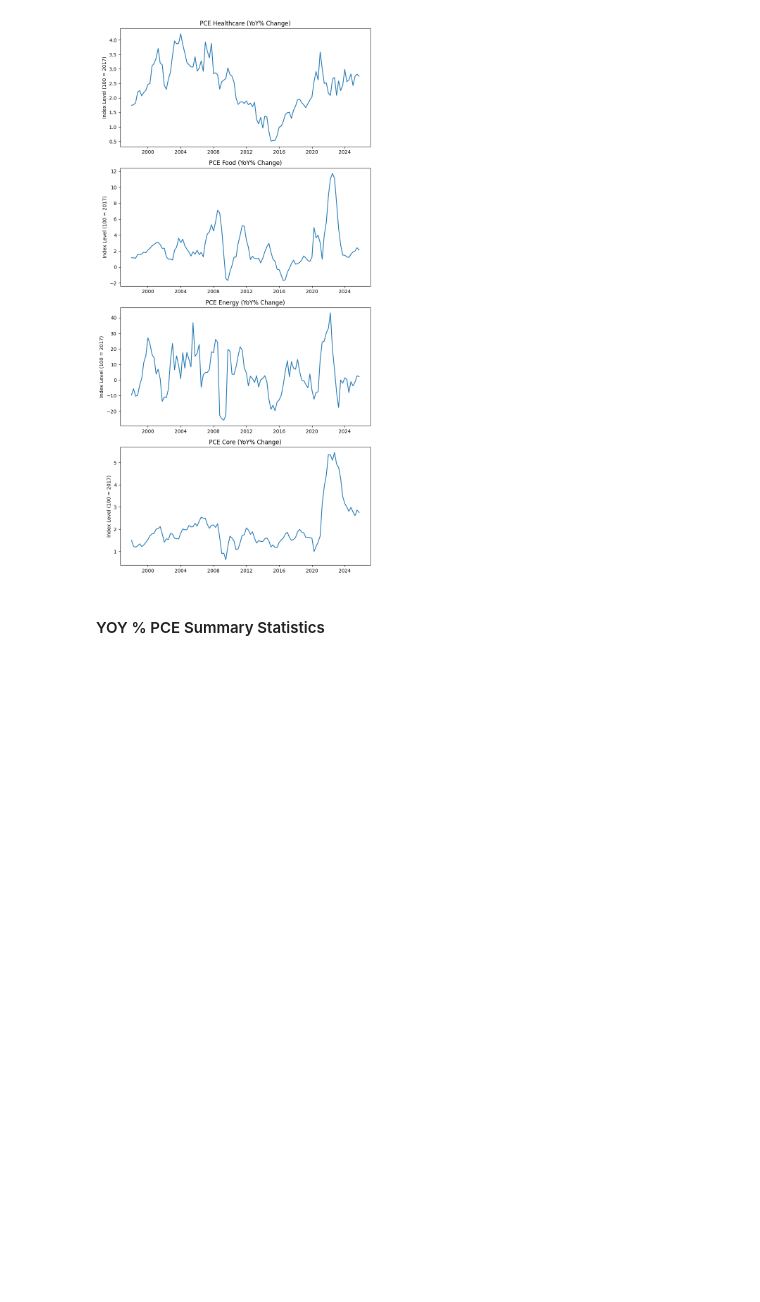
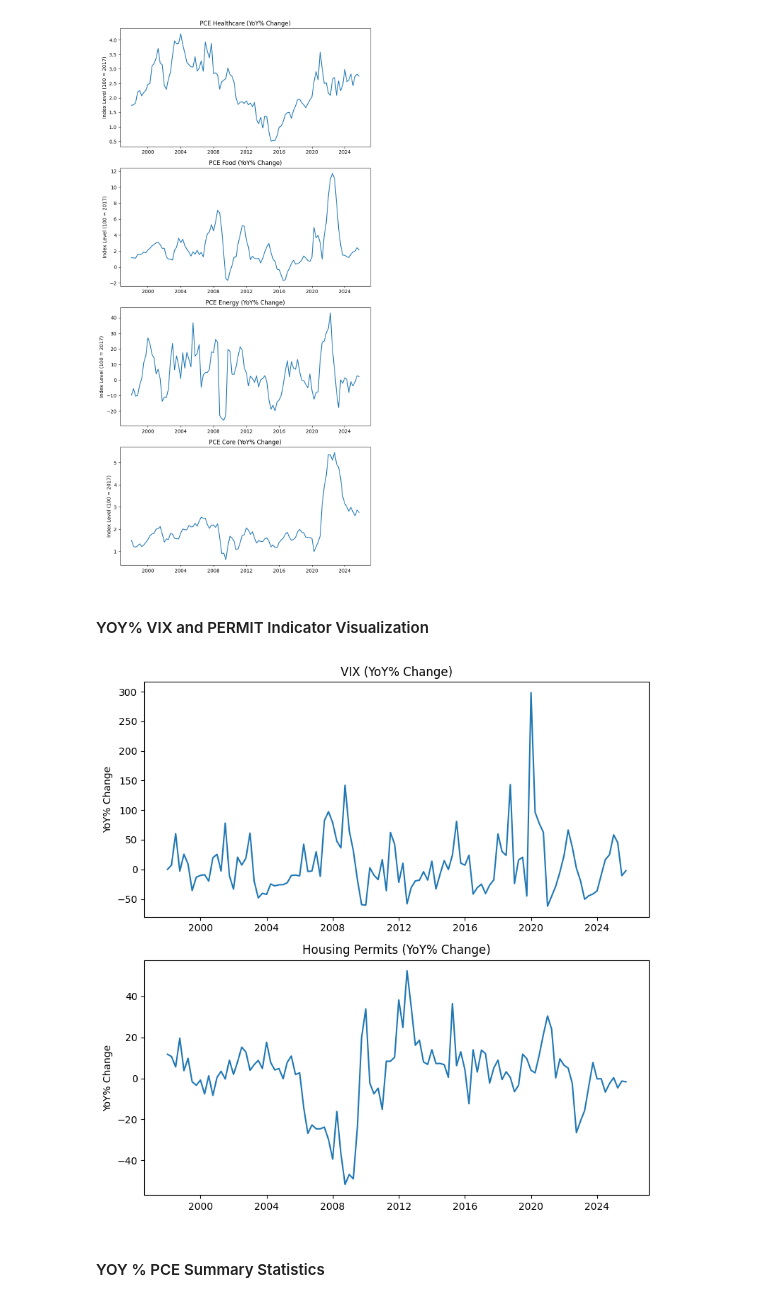
Before and after one commit to emcgeever-husky/Lam-McGeever-2500, a Jupyter notebook: Lam_McGeever_FP.ipynb, the cells around one changed output. Drawn from its saved outputs; the diff is of its cells as text; code cells hidden in the pictures; blank space fills up the shorter version.

```diff
--- a/Lam_McGeever_FP.ipynb
+++ b/Lam_McGeever_FP.ipynb
@@ -232,6 +242,26 @@ plt.tight_layout()
 plt.show()
 # %% [output]
 [figure]
+# %% [markdown]
+#### YOY% VIX and PERMIT Indicator Visualization
+# %%
+# VIX and Permit YoY% Change Visualization
+macro_yoy_indicators = ['vix_yoy', 'permit_yoy']
+
+y_labels = ['YoY% Change', 'YoY% Change']
+titles   = ['VIX (YoY% Change)', 'Housing Permits (YoY% Change)']
+
+fig, axs = plt.subplots(len(macro_yoy_indicators), 1, figsize=(8, 4 * len(macro_yoy_indicators)))
+
+for axes, col, y_label, title in zip(axs, macro_yoy_indicators, y_labels, titles):
+    axes.plot(df_master.index, df_master[col])
+    axes.set_title(title)
+    axes.set_ylabel(y_label)
+
+plt.tight_layout()
+plt.show()
+# %% [output]
+[figure, added]
 # %% [markdown]
 #### YOY % PCE Summary Statistics
 # %%
```
Also changed, not shown: parts of 21 cells of this notebook, 1 other file.
